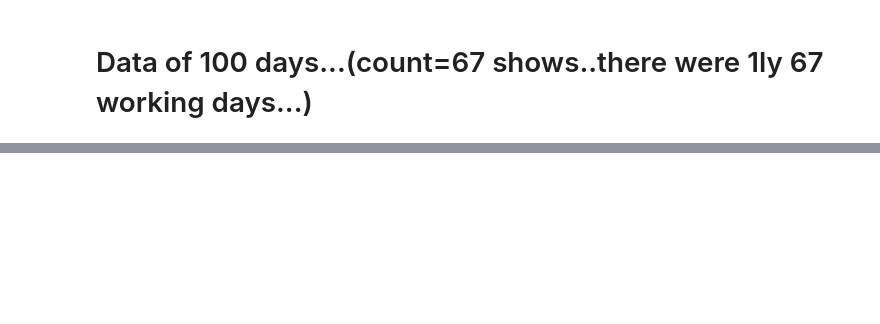
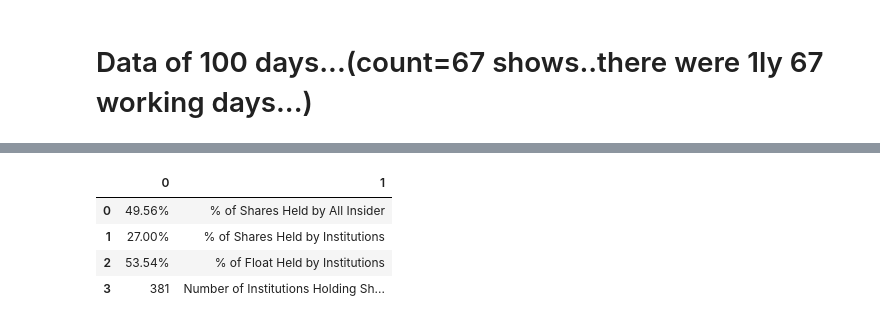
Before and after one commit to uddeshyak/jupyter-notebook, a Jupyter notebook: Stock analysis/SA-1.ipynb, the cells around one changed output, grey strips where cells are left out. Cells and saved outputs as stored; diff of their text form; code cells hidden in the pictures; blank space fills up the shorter version.

```diff
--- a/Stock analysis/SA-1.ipynb
+++ b/Stock analysis/SA-1.ipynb
@@ -229,0 +212,8 @@ rel.institutional_holders
+# %%
+rel.major_holders
+# %% [output]
+|  | 0 | 1 |
+| 0 | 49.56% | % of Shares Held by All Insider |
+| 1 | 27.00% | % of Shares Held by Institutions |
+| 2 | 53.54% | % of Float Held by Institutions |
+| 3 | 381 | Number of Institutions Holding Sh... |
```
Also changed, not shown: parts of 23 cells of this notebook, 2 other files.
